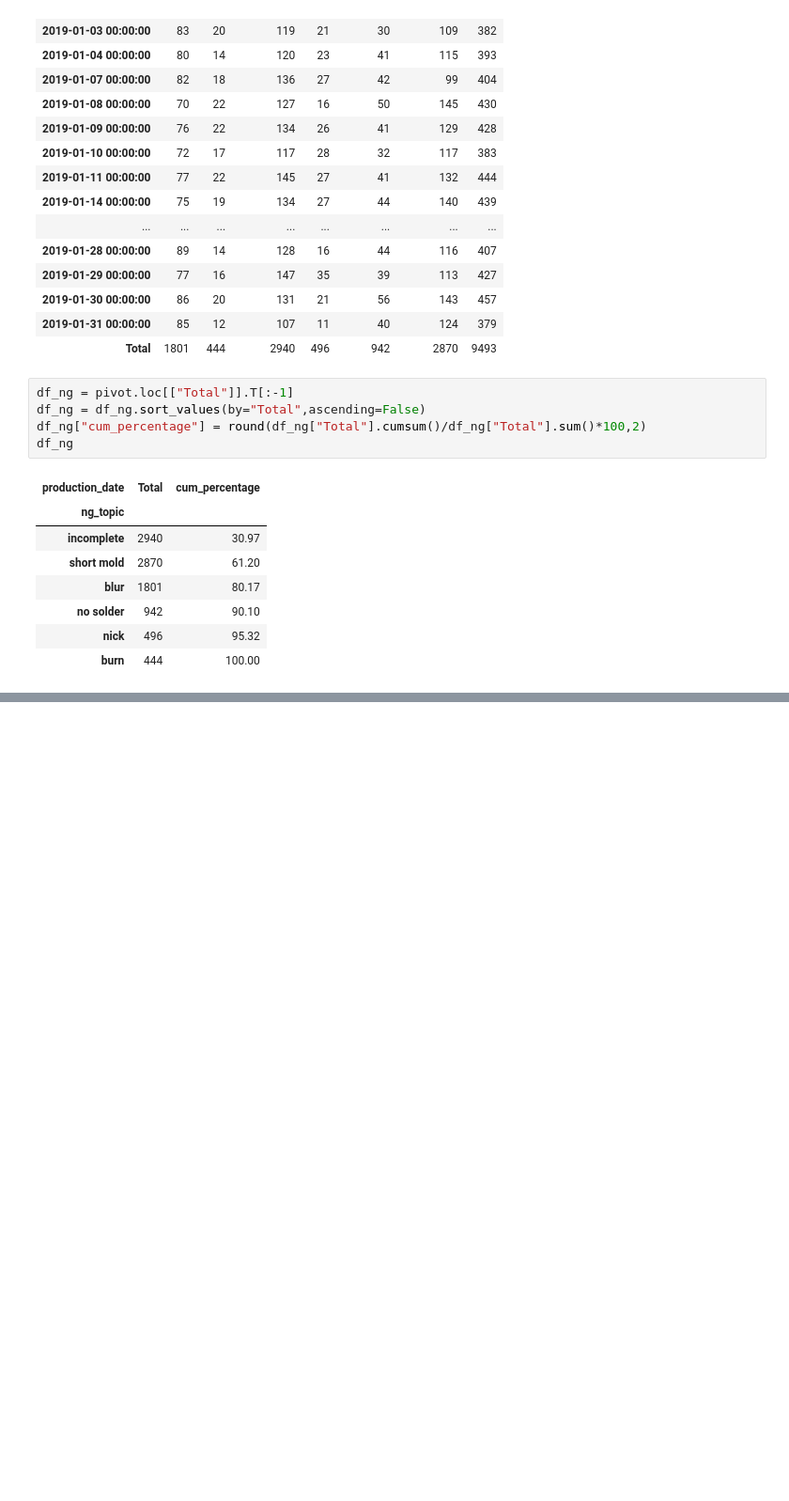
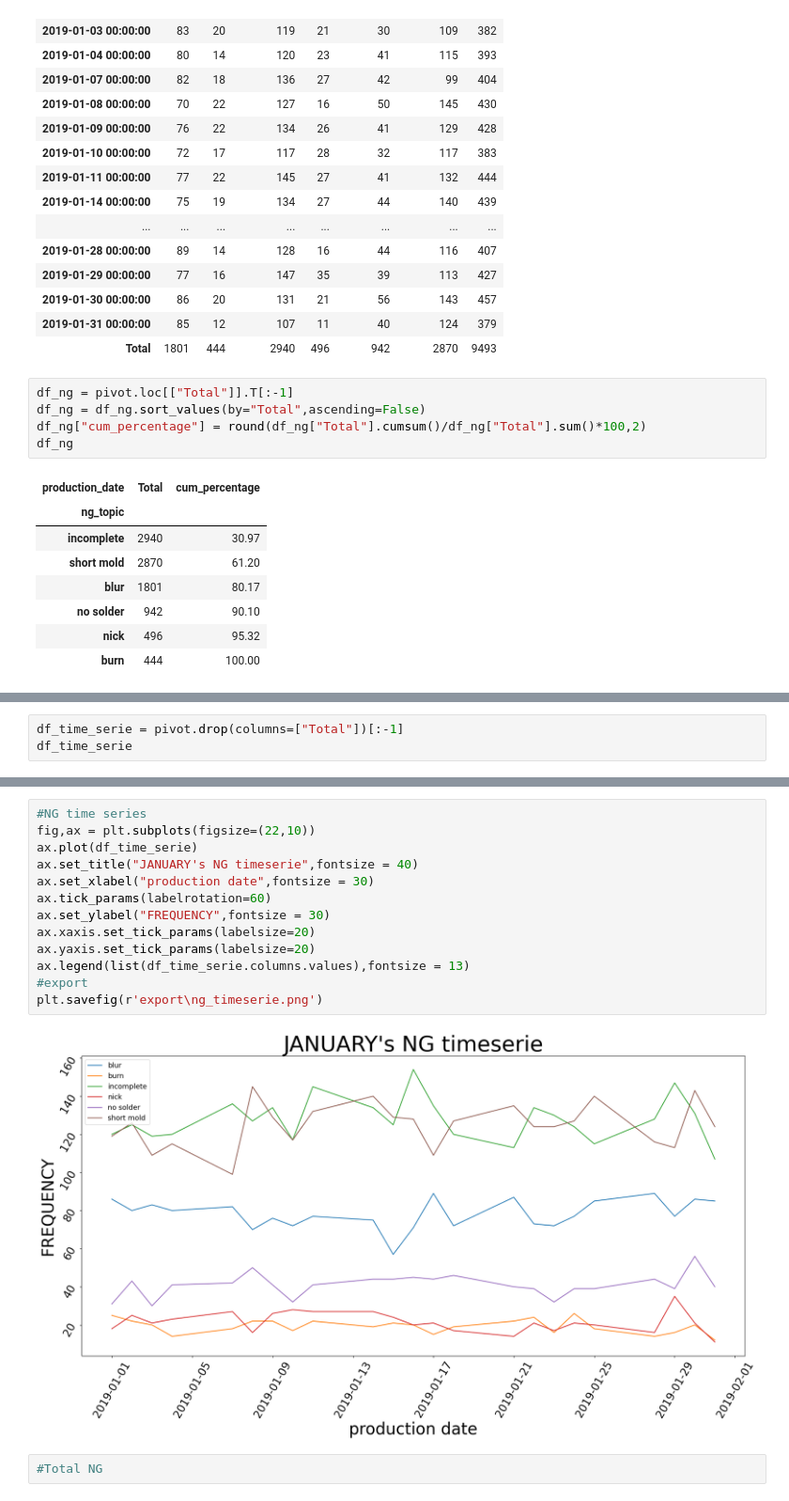
Before and after one commit to NMB-MIC/python_office_2023_06_15, a Jupyter notebook: src/07_ppt_report_example_ng_production.ipynb, the cells around one changed output, grey strips where cells are left out. Shown at 94% size. Drawn from its saved outputs; the diff is of its cells as text; blank space fills up the shorter version.

```diff
--- a/src/07_ppt_report_example_ng_production.ipynb
+++ b/src/07_ppt_report_example_ng_production.ipynb
@@ -76,0 +84,3 @@ Text(0, 0.5, 'Cumulative Percentage')
+# %%
+df_time_serie = pivot.drop(columns=["Total"])[:-1]
+df_time_serie
@@ -76,0 +106,17 @@ Text(0, 0.5, 'Cumulative Percentage')
+# %%
+#NG time series
+fig,ax = plt.subplots(figsize=(22,10))
+ax.plot(df_time_serie)
+ax.set_title("JANUARY's NG timeserie",fontsize = 40)
+ax.set_xlabel("production date",fontsize = 30)
+ax.tick_params(labelrotation=60)
+ax.set_ylabel("FREQUENCY",fontsize = 30)
+ax.xaxis.set_tick_params(labelsize=20)
+ax.yaxis.set_tick_params(labelsize=20)
+ax.legend(list(df_time_serie.columns.values),fontsize = 13)
+#export
+plt.savefig(r'export\ng_timeserie.png')
+# %% [output]
+[figure, added]
+# %%
+#Total NG
```
Also changed, not shown: parts of 2 cells of this notebook, 2 other files.
